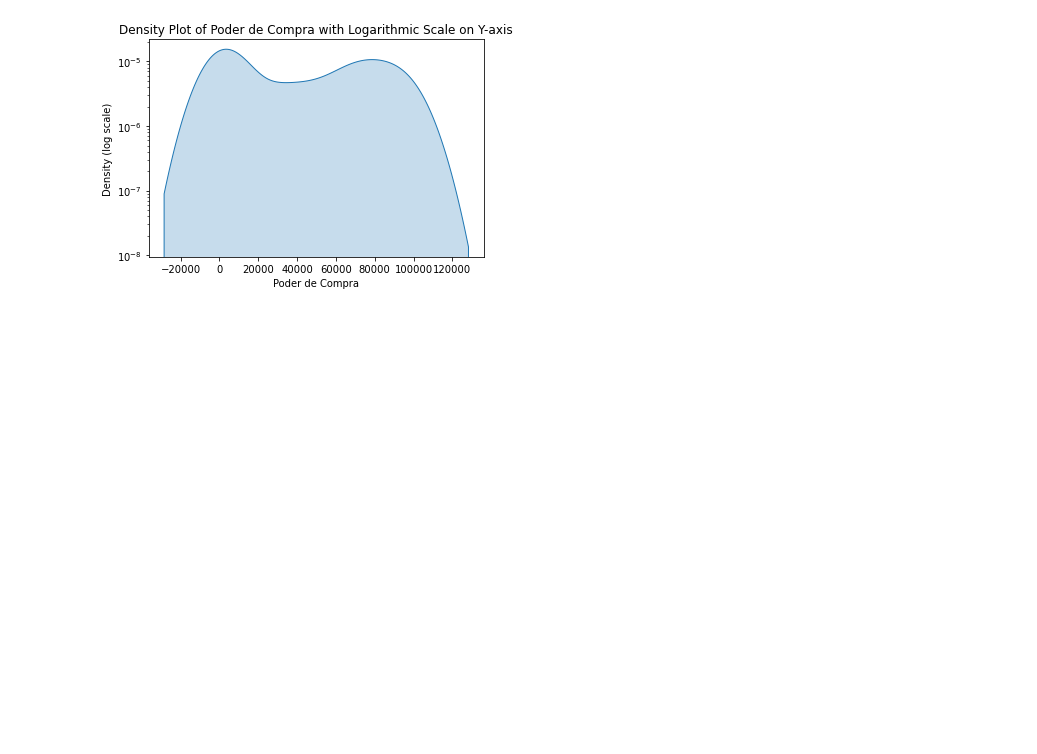
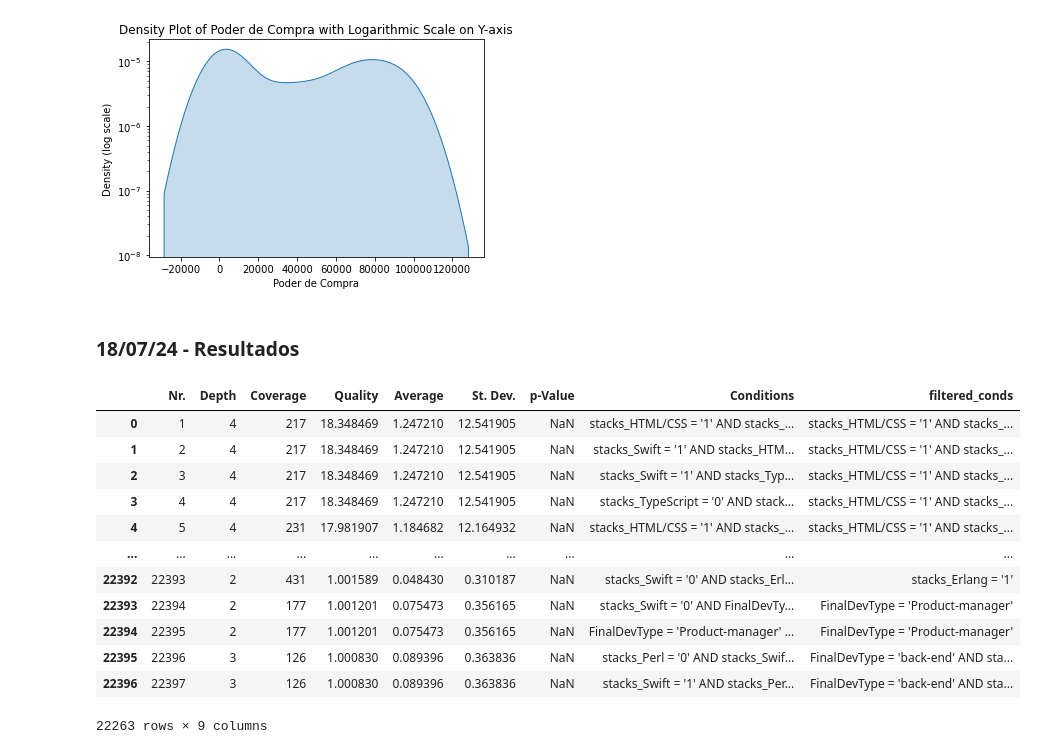
Before and after one commit to vinciusb/TP-AD, a Jupyter notebook: stackoverfllow_2.ipynb, the cells around one changed output. Cells and saved outputs as stored; diff of their text form; code cells hidden in the pictures; blank space fills up the shorter version.

```diff
--- a/stackoverfllow_2.ipynb
+++ b/stackoverfllow_2.ipynb
@@ -382,3 +441,33 @@ This will become an error in seaborn v0.14.0; please update your code.
 
   ax = sns.kdeplot(aaa_df["poder_de_compra"], shade=True)
 [figure]
+# %% [markdown]
+### 18/07/24 -  Resultados
+# %%
+def cleaned_conds(row):
+    conds = row['Conditions'].split('AND')
+    trimmed = list(map(lambda cond: cond.strip(), conds))
+    ones = [item for item in trimmed if '0' not in item]
+    if ones is None or ones.__len__() == 0:
+        return None
+    ones.sort()
+    return " AND ".join(ones)
+
+res_df = pd.read_csv("./out/30country_beam200_bin18_min100_<.csv", '\t')
+res_df['filtered_conds'] = res_df.apply(cleaned_conds, axis =1)
+res_df = res_df.dropna(subset=["filtered_conds"])
+res_df
+# %% [output]
+|  | Nr. | Depth | Coverage | Quality | Average | St. Dev. | p-Value | Conditions | filtered_conds |
+| 0 | 1 | 4 | 217 | 18.348469 | 1.247210 | 12.541905 | NaN | stacks_HTML/CSS = '1' AND stacks_... | stacks_HTML/CSS = '1' AND stacks_... |
+| 1 | 2 | 4 | 217 | 18.348469 | 1.247210 | 12.541905 | NaN | stacks_Swift = '1' AND stacks_HTM... | stacks_HTML/CSS = '1' AND stacks_... |
+| 2 | 3 | 4 | 217 | 18.348469 | 1.247210 | 12.541905 | NaN | stacks_Swift = '1' AND stacks_Typ... | stacks_HTML/CSS = '1' AND stacks_... |
+| 3 | 4 | 4 | 217 | 18.348469 | 1.247210 | 12.541905 | NaN | stacks_TypeScript = '0' AND stack... | stacks_HTML/CSS = '1' AND stacks_... |
+| 4 | 5 | 4 | 231 | 17.981907 | 1.184682 | 12.164932 | NaN | stacks_HTML/CSS = '1' AND stacks_... | stacks_HTML/CSS = '1' AND stacks_... |
+| ... | ... | ... | ... | ... | ... | ... | ... | ... | ... |
+| 22392 | 22393 | 2 | 431 | 1.001589 | 0.048430 | 0.310187 | NaN | stacks_Swift = '0' AND stacks_Erl... | stacks_Erlang = '1' |
+| 22393 | 22394 | 2 | 177 | 1.001201 | 0.075473 | 0.356165 | NaN | stacks_Swift = '0' AND FinalDevTy... | FinalDevType = 'Product-manager' |
+| 22394 | 22395 | 2 | 177 | 1.001201 | 0.075473 | 0.356165 | NaN | FinalDevType = 'Product-manager' ... | FinalDevType = 'Product-manager' |
+| 22395 | 22396 | 3 | 126 | 1.000830 | 0.089396 | 0.363836 | NaN | stacks_Perl = '0' AND stacks_Swif... | FinalDevType = 'back-end' AND sta... |
+| 22396 | 22397 | 3 | 126 | 1.000830 | 0.089396 | 0.363836 | NaN | stacks_Swift = '1' AND stacks_Per... | FinalDevType = 'back-end' AND sta... |
+22263 rows × 9 columns
```
Also changed, not shown: parts of 15 cells of this notebook.
